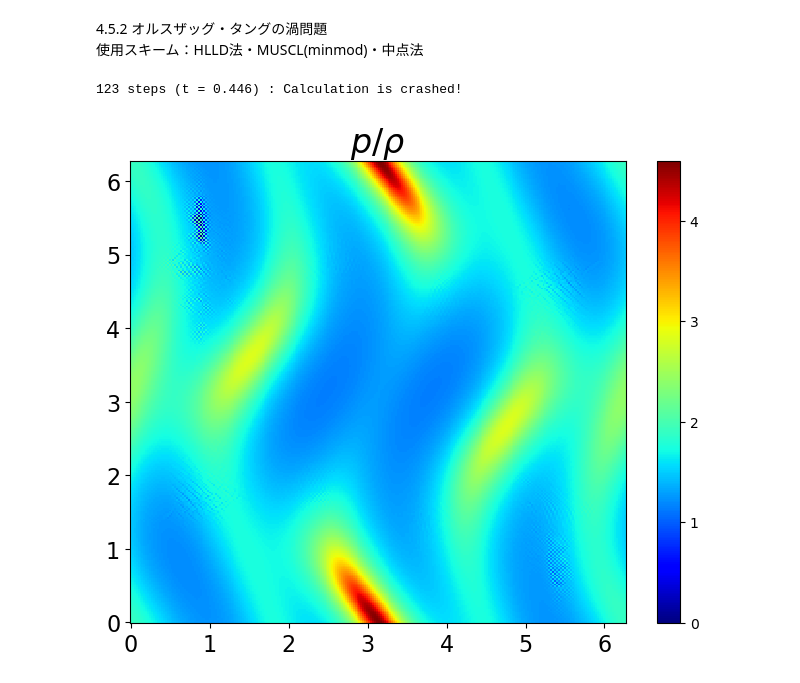
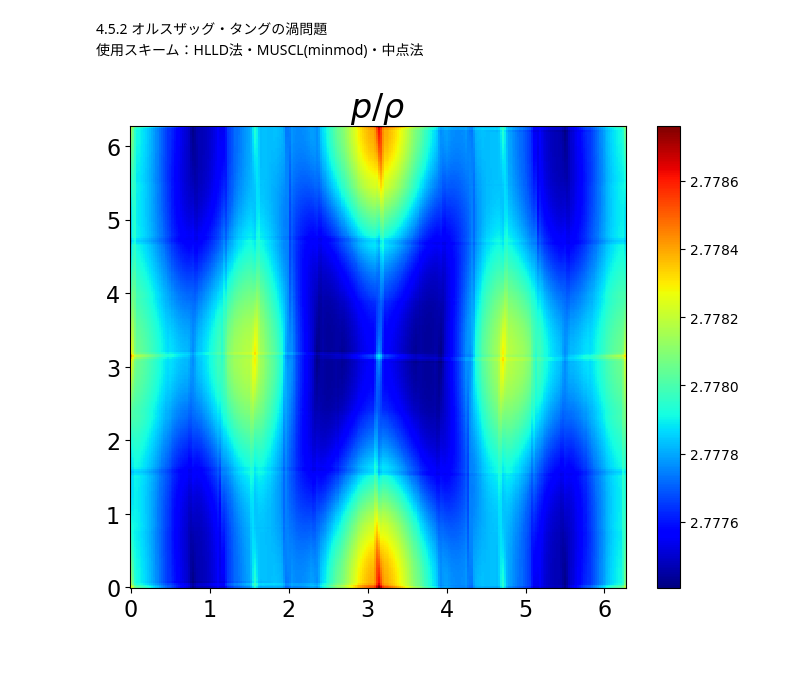
Before and after one commit to Keita-A/RadiativeMHD-simulation, a Jupyter notebook: chap4.ipynb, the cells around one changed output. Cells and saved outputs as stored; diff of their text form; code cells hidden in the pictures.

```diff
--- a/chap4.ipynb
+++ b/chap4.ipynb
@@ -266,6 +278,7 @@ dt = 0.0002
 y_max = 1.0
 y = np.arange(0.0, y_max, dy)
 nmax = len(y)
+CFL = 0.7
 
 gamma = 5.0/3.0
 
@@ -301,9 +314,10 @@ U_bar = U.copy()
 G = np.zeros(U.shape)
 G_bar = np.zeros(G.shape)
 # %%
-#中点法
-step = int(0.1/dt)
-for t in range(step+1):
+max_step = 10000
+time = 0.0
+calculation_time = 0.2
+for t in range(max_step+1):
     U_bar = U.copy()
 
     rho = U[0, :]
@@ -324,6 +338,10 @@ for t in range(step+1):
     G[4, :] = G_tmp[6, :]
     G[5, :] = G_tmp[4, :]
     G[6, :] = G_tmp[5, :]
+
+    cs = np.sqrt(gamma*p/rho)
+    ca = np.sqrt(Bx**2+By**2+Bz**2) / np.sqrt(rho)
+    dt = CFL * dx / np.max(np.sqrt(cs**2+ca**2))
 
     U_bar += -dt/dx * (G - np.roll(G, 1, axis=1))
     # 対称境界条件
@@ -354,3 +372,9 @@ for t in range(step+1):
     # 対称境界条件
     U[:, 0] = U[:, 1]
     U[:, -1] = U[:, -2]
+
+    time += dt
+
+    if time > calculation_time:
+        print(f"{t} steps (t = {time:.3f}) : Calculation is stopped")
+        break
@@ -543,7 +569,7 @@ y_max = 2 * np.pi
 dx = x_max / nx
 dy = y_max / ny
 dt = 0.0
-CFL = 0.2
+CFL = 0.5
 x = np.arange(0.0, x_max, dx)
 y = np.arange(0.0, y_max, dy)
 X, Y = np.meshgrid(x, y)
@@ -575,8 +601,7 @@ F_half = np.zeros(F.shape)
 G = np.zeros(U.shape)
 G_half = np.zeros(G.shape)
 # %%
-#中点法
-max_step = 1000
+max_step = 0
 time = 0.0
 calculation_time = 1.0
 for t in range(max_step+1):
@@ -645,30 +670,28 @@ for t in range(max_step+1):
     if time > calculation_time:
         print(f"{t} steps (t = {time:.3f}) : Calculation is stopped")
         break
-# %% [output]
-123 steps (t = 0.446) : Calculation is crashed!
 # %%
 fig = plt.figure(figsize=(8, 6))
 ax1 = fig.add_subplot(111)
 
 rho = U[0, :, :]
 u = U[1, :, :] / rho
 v = U[2, :, :] / rho
 w = U[3, :, :] / rho
 Bx = U[4, :, :]
 By = U[5, :, :]
 Bz = U[6, :, :]
 e = U[7, :, :]
 p = (gamma-1) * (e - rho*(u**2+v**2+w**2)/2 - (Bx**2+By**2+Bz**2)/2)
 magnetic_pressure = 1/2 * (Bx**2+By**2+Bz**2)
 pT = p + magnetic_pressure
 
-contour = ax1.pcolormesh(X, Y, p.T, cmap='jet')
+contour = ax1.pcolormesh(X, Y, rho.T, cmap='jet')
 cbar = plt.colorbar(contour, ax=ax1)
 
 ax1.set_title(r"$p/\rho$", fontsize=24)
 ax1.tick_params(labelsize=16)
 
 plt.show()
 # %% [output]
-[figure, old version]
+[figure, new version]
```
Also changed, not shown: parts of 8 cells of this notebook.
